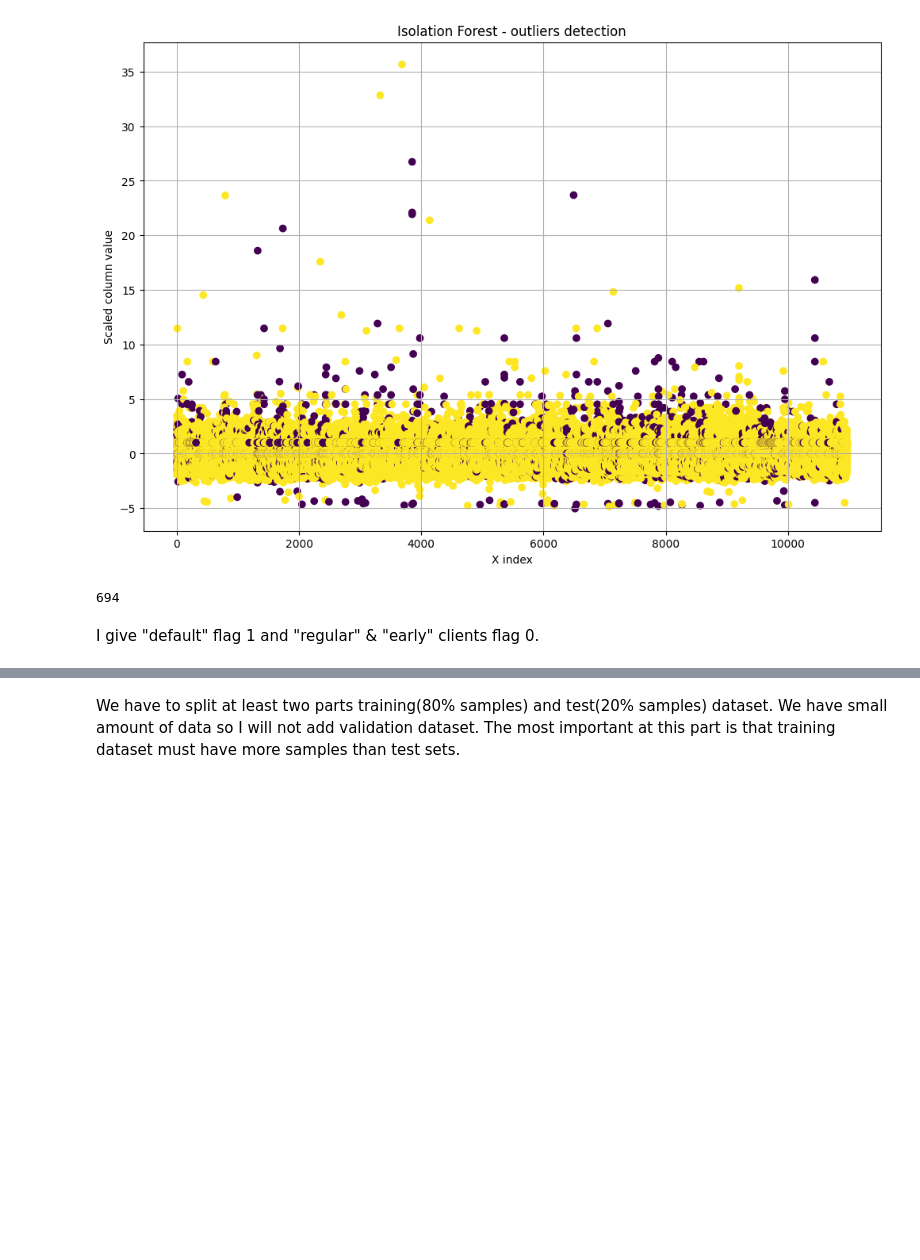
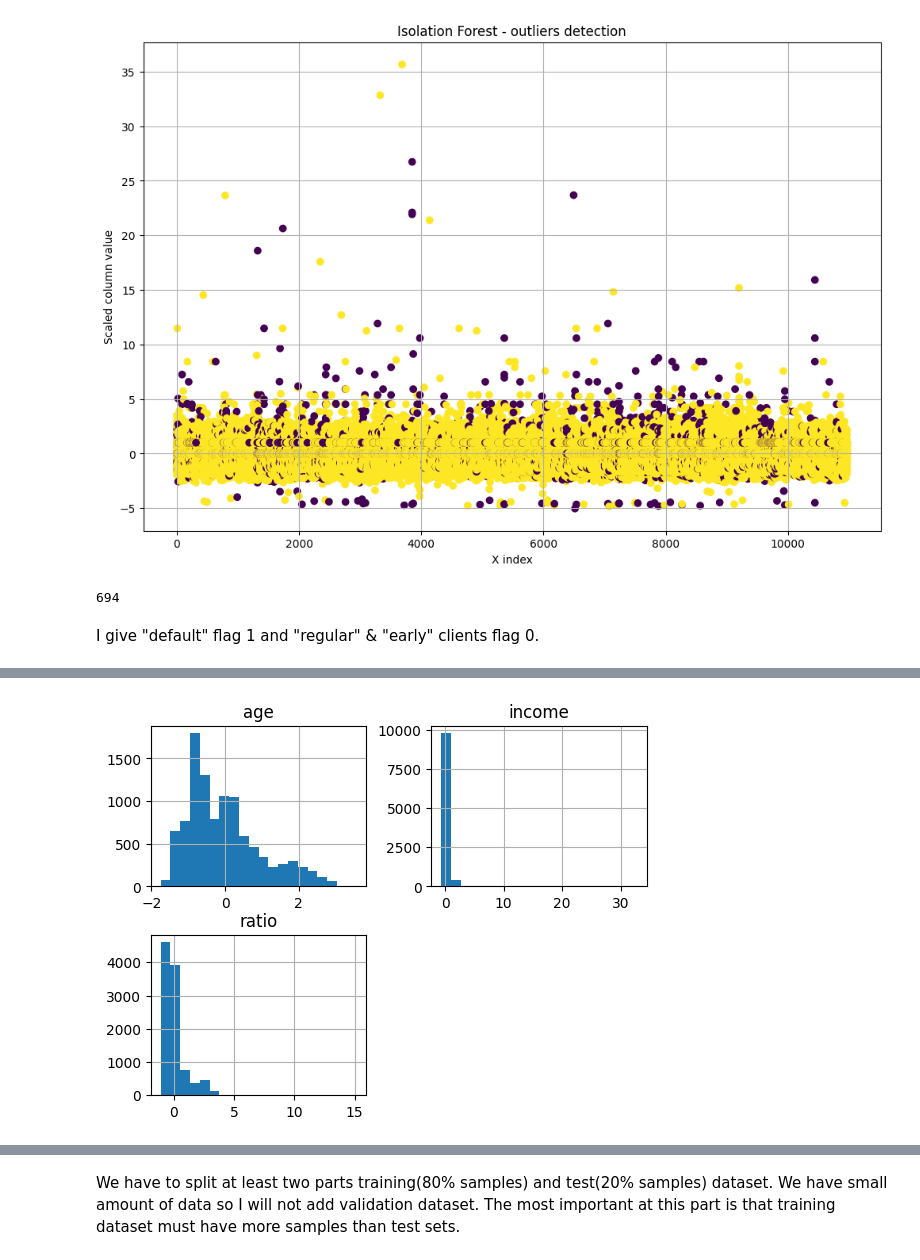
Before and after one commit to nieweglp/civitta_task, a Jupyter notebook: ml_models_final.ipynb, the cells around one changed output, grey strips where cells are left out. Cells and saved outputs as stored; diff of their text form; code cells hidden in the pictures; blank space fills up the shorter version.

```diff
--- a/ml_models_final.ipynb
+++ b/ml_models_final.ipynb
@@ -298,0 +330,5 @@ y_ready = df[~df.index.isin(outliers_index)] \
+# %%
+X_ready[["age", "income", "ratio"]].hist(bins=20)
+plt.show()
+# %% [output]
+[figure, added]
```
Also changed, not shown: parts of 49 cells of this notebook, 4 other files.
